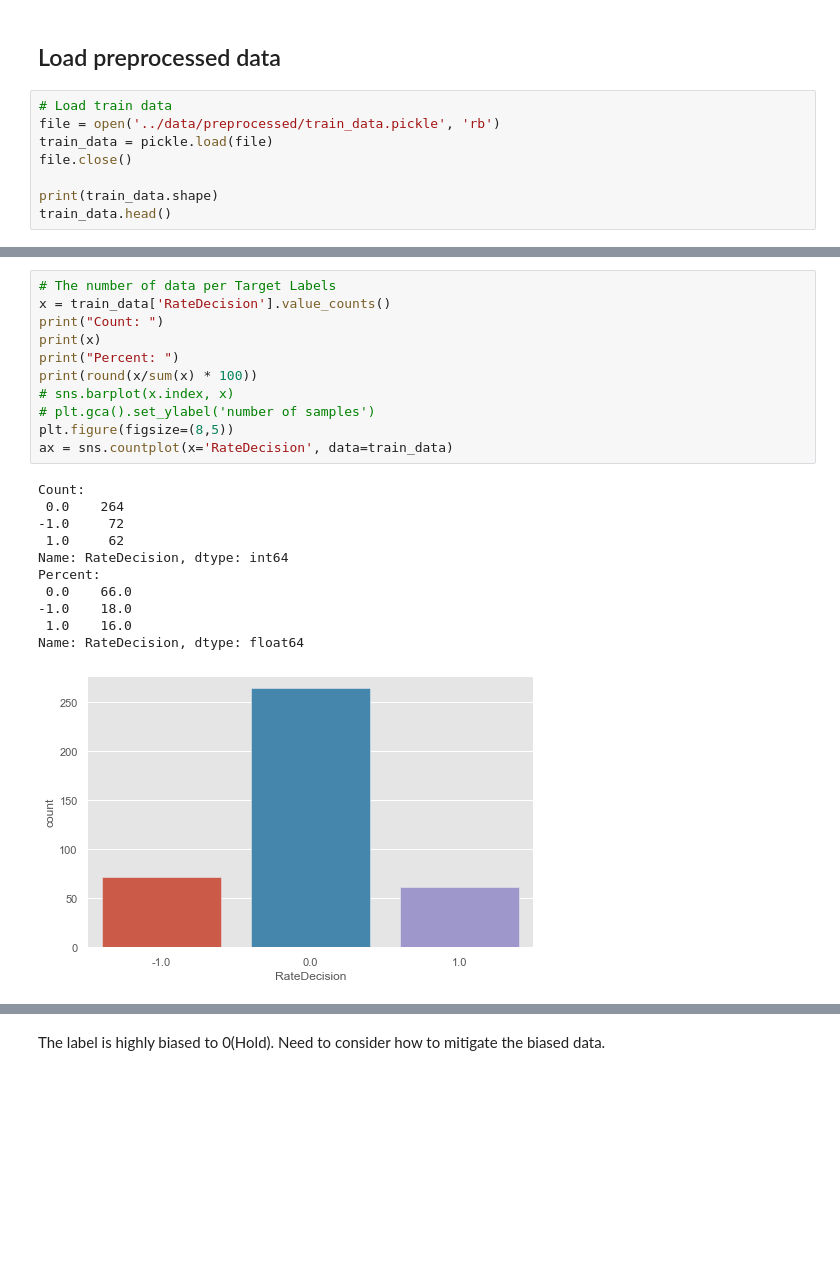
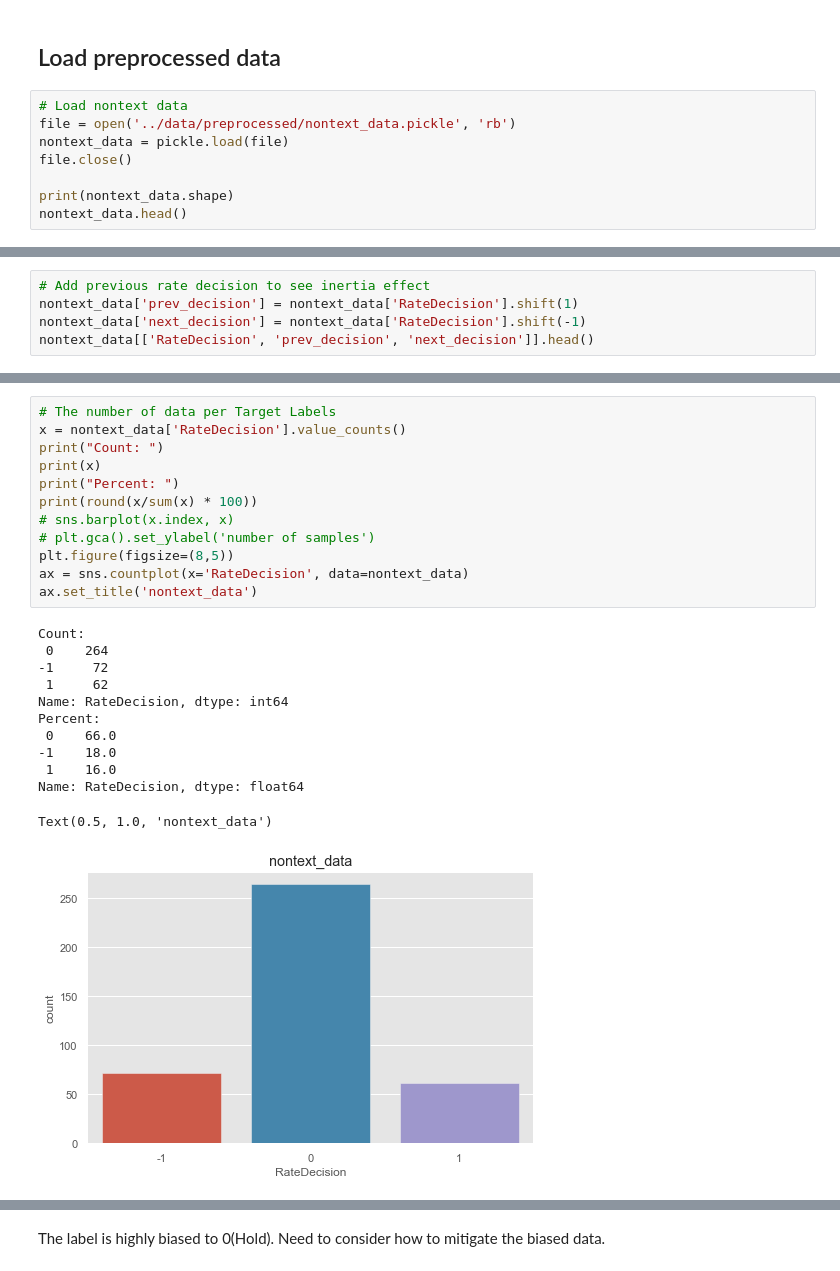
Before and after one commit to yukit-k/centralbank_analysis, a Jupyter notebook: src/4_FOMC_Analysis_EDA.ipynb, the cells around one changed output, grey strips where cells are left out. Drawn from its saved outputs; the diff is of its cells as text; blank space fills up the shorter version.

```diff
--- a/src/4_FOMC_Analysis_EDA.ipynb
+++ b/src/4_FOMC_Analysis_EDA.ipynb
@@ -43,11 +43,11 @@ stop = set(stopwords.words('english'))
 # %% [markdown]
 ## Load preprocessed data
 # %%
-# Load train data
-file = open('../data/preprocessed/train_data.pickle', 'rb')
-train_data = pickle.load(file)
+# Load nontext data
+file = open('../data/preprocessed/nontext_data.pickle', 'rb')
+nontext_data = pickle.load(file)
 file.close()
 
-print(train_data.shape)
-train_data.head()
+print(nontext_data.shape)
+nontext_data.head()
 # %% [output]
@@ -148,0 +163,5 @@ text_keyword
+# %%
+# Add previous rate decision to see inertia effect
+nontext_data['prev_decision'] = nontext_data['RateDecision'].shift(1)
+nontext_data['next_decision'] = nontext_data['RateDecision'].shift(-1)
+nontext_data[['RateDecision', 'prev_decision', 'next_decision']].head()
@@ -181,24 +215,26 @@ PMI_diff_year       0
 dtype: int64
 # %%
 # The number of data per Target Labels
-x = train_data['RateDecision'].value_counts()
+x = nontext_data['RateDecision'].value_counts()
 print("Count: ")
 print(x)
 print("Percent: ")
 print(round(x/sum(x) * 100))
 # sns.barplot(x.index, x)
 # plt.gca().set_ylabel('number of samples')
 plt.figure(figsize=(8,5))
-ax = sns.countplot(x='RateDecision', data=train_data)
+ax = sns.countplot(x='RateDecision', data=nontext_data)
+ax.set_title('nontext_data')
 # %% [output]
 Count:
- 0.0    264
--1.0     72
- 1.0     62
+ 0    264
+-1     72
+ 1     62
 Name: RateDecision, dtype: int64
 Percent:
- 0.0    66.0
--1.0    18.0
- 1.0    16.0
+ 0    66.0
+-1    18.0
+ 1    16.0
 Name: RateDecision, dtype: float64
+Text(0.5, 1.0, 'nontext_data')
-[figure, old version]
+[figure, new version]
```
Also changed, not shown: parts of 62 cells of this notebook.
